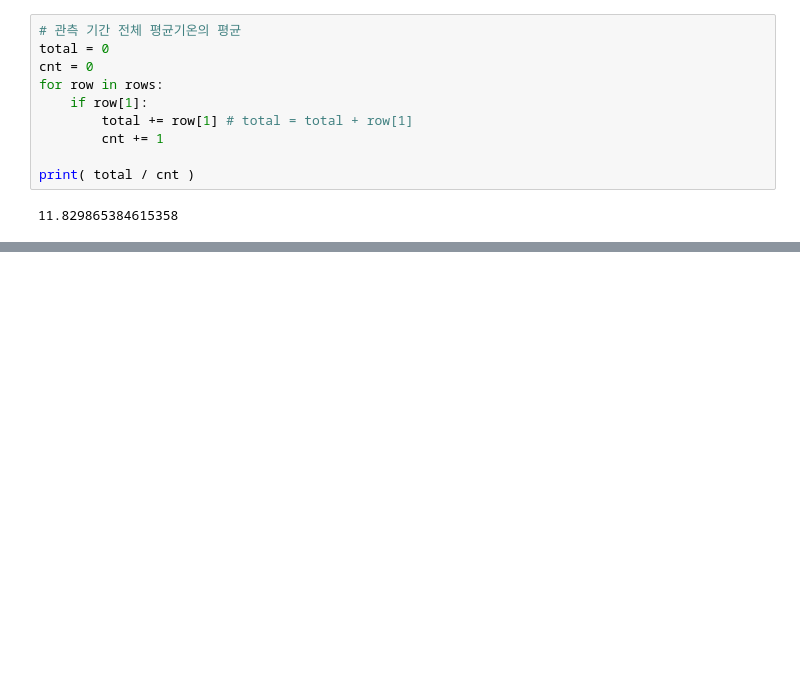
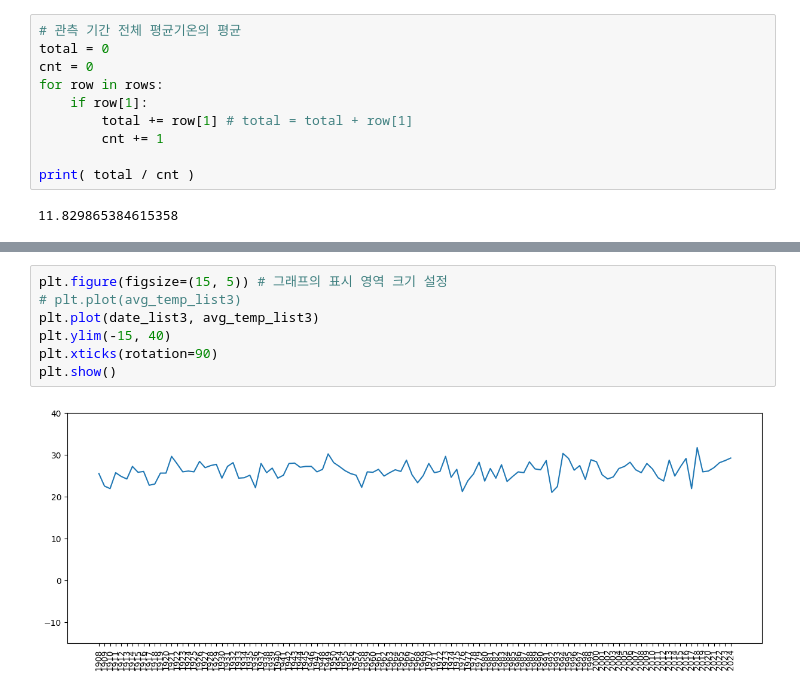
Before and after one commit to shared-repo/human-da5, a Jupyter notebook: workspace/python-basic/i_da_02.ipynb, the cells around one changed output, grey strips where cells are left out. Cells and saved outputs as stored; diff of their text form; blank space fills up the shorter version.

```diff
--- a/workspace/python-basic/i_da_02.ipynb
+++ b/workspace/python-basic/i_da_02.ipynb
@@ -69,0 +110,9 @@ print( total / cnt )
+# %%
+plt.figure(figsize=(15, 5)) # 그래프의 표시 영역 크기 설정
+# plt.plot(avg_temp_list3)
+plt.plot(date_list3, avg_temp_list3)
+plt.ylim(-15, 40)
+plt.xticks(rotation=90)
+plt.show()
+# %% [output]
+[figure, added]
```
Also changed, not shown: parts of 5 cells of this notebook, 1 other file.
